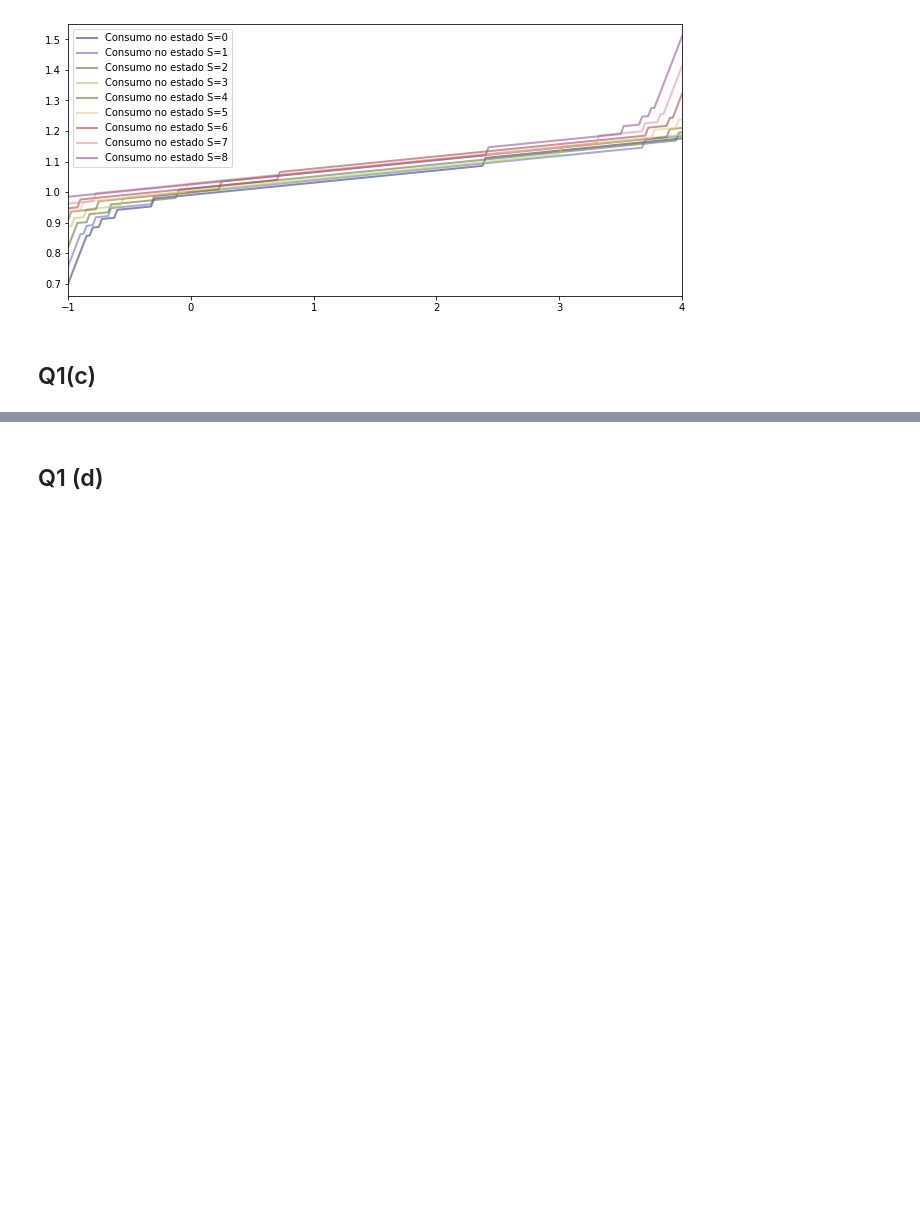
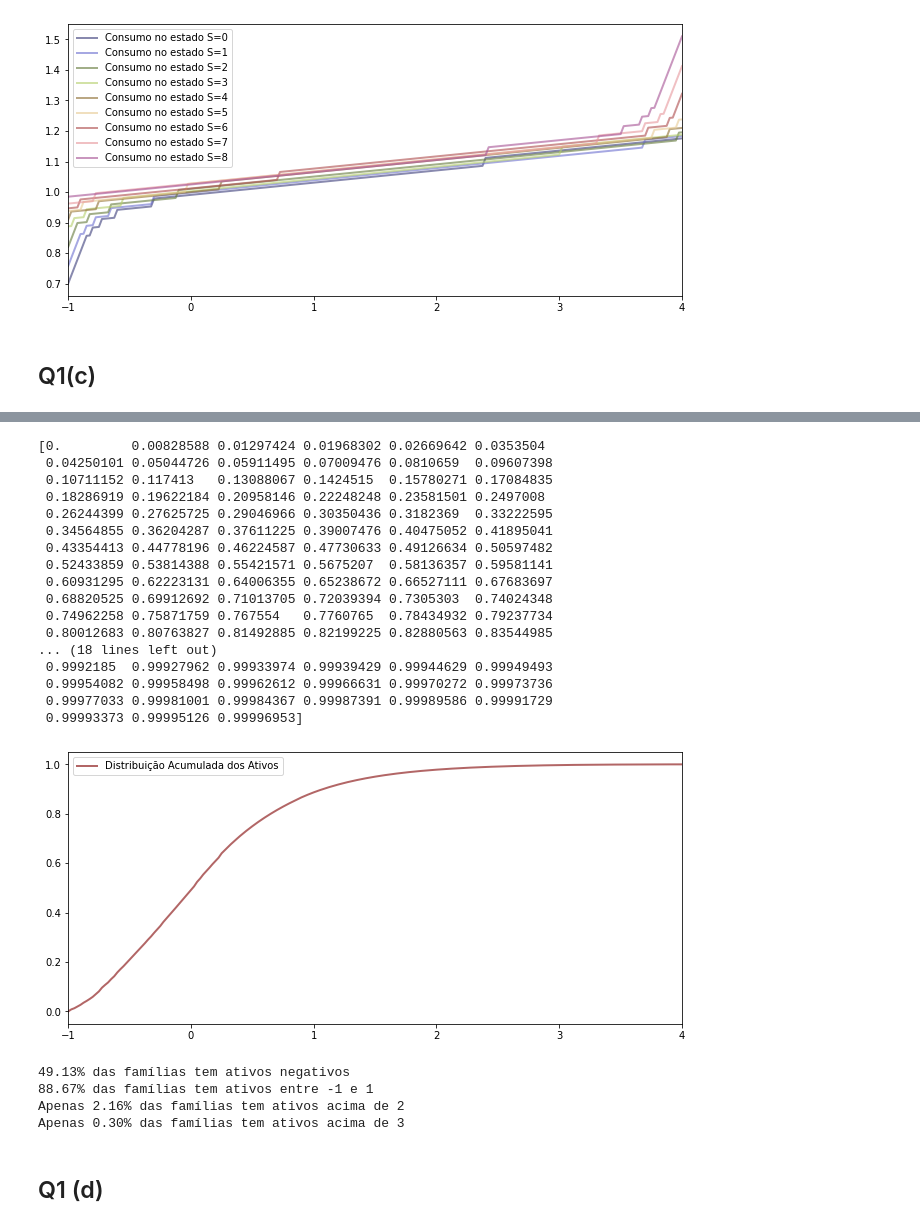
Before and after one commit to lucasbgreco/Macro-3, a Jupyter notebook: Trabalho1_Q1.ipynb, the cells around one changed output, grey strips where cells are left out. Saved outputs shown, nothing was run; the diff lists cells and outputs as text; code cells hidden in the pictures; blank space fills up the shorter version.

```diff
--- a/Trabalho1_Q1.ipynb
+++ b/Trabalho1_Q1.ipynb
@@ -236,3 +205,55 @@ plt.show()
+# %%
+cdf_a = np.zeros(a_size)
+for i in range(a_size):
+    for j in range(i):
+        cdf_a[i] += dist_a[j]
+
+print(cdf_a)
+
+fig, ax = plt.subplots()
+ax.plot(grid_a, cdf_a, color=plt.cm.jet(i / N), lw=2, alpha=0.6, label=f'Distribuição Acumulada dos Ativos')
+ax.legend()
+ax.set(xlim=(np.min(grid_a), np.max(grid_a)))
+plt.show()
+
+a_inf_0 = cdf_a[np.where(grid_a == 0)]
+a_inf_1 = cdf_a[np.where(grid_a == 1)]
+a_inf_2 = cdf_a[np.where(grid_a == 2)]
+a_inf_3 = cdf_a[np.where(grid_a == 3)]
+
+a_inf_0 = "{:.2%}".format(a_inf_0[0])
+a_inf_1 = "{:.2%}".format(a_inf_1[0])
+a_sup_2 = "{:.2%}".format(1-a_inf_2[0])
+a_sup_3 = "{:.2%}".format(1-a_inf_3[0])
+
+
+print(f'{a_inf_0} das famílias tem ativos negativos')
+print(f'{a_inf_1} das famílias tem ativos entre -1 e 1')
+print(f'Apenas {a_sup_2} das famílias tem ativos acima de 2')
+print(f'Apenas {a_sup_3} das famílias tem ativos acima de 3')
+# %% [output]
+[0.         0.00828588 0.01297424 0.01968302 0.02669642 0.0353504
+ 0.04250101 0.05044726 0.05911495 0.07009476 0.0810659  0.09607398
+ 0.10711152 0.117413   0.13088067 0.1424515  0.15780271 0.17084835
+ 0.18286919 0.19622184 0.20958146 0.22248248 0.23581501 0.2497008
+ 0.26244399 0.27625725 0.29046966 0.30350436 0.3182369  0.33222595
+ 0.34564855 0.36204287 0.37611225 0.39007476 0.40475052 0.41895041
+ 0.43354413 0.44778196 0.46224587 0.47730633 0.49126634 0.50597482
+ 0.52433859 0.53814388 0.55421571 0.5675207  0.58136357 0.59581141
+ 0.60931295 0.62223131 0.64006355 0.65238672 0.66527111 0.67683697
+ 0.68820525 0.69912692 0.71013705 0.72039394 0.7305303  0.74024348
+ 0.74962258 0.75871759 0.767554   0.7760765  0.78434932 0.79237734
+ 0.80012683 0.80763827 0.81492885 0.82199225 0.82880563 0.83544985
+... (18 lines left out)
+ 0.9992185  0.99927962 0.99933974 0.99939429 0.99944629 0.99949493
+ 0.99954082 0.99958498 0.99962612 0.99966631 0.99970272 0.99973736
+ 0.99977033 0.99981001 0.99984367 0.99987391 0.99989586 0.99991729
+ 0.99993373 0.99995126 0.99996953]
+[figure, added]
+49.13% das famílias tem ativos negativos
+88.67% das famílias tem ativos entre -1 e 1
+Apenas 2.16% das famílias tem ativos acima de 2
+Apenas 0.30% das famílias tem ativos acima de 3
 # %% [markdown]
 ## Q1 (d)
 # %%
```
Also changed, not shown: parts of 18 cells of this notebook.
